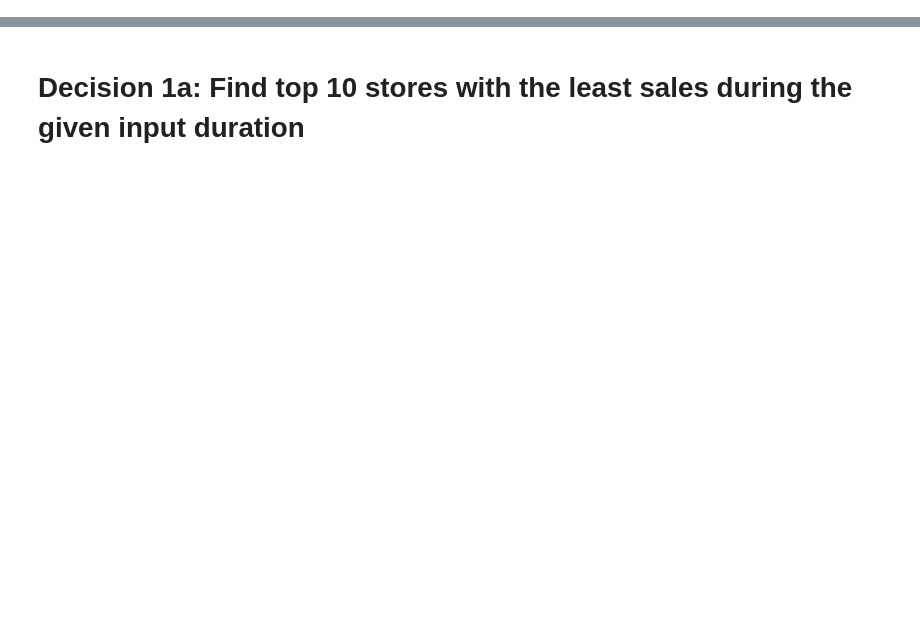
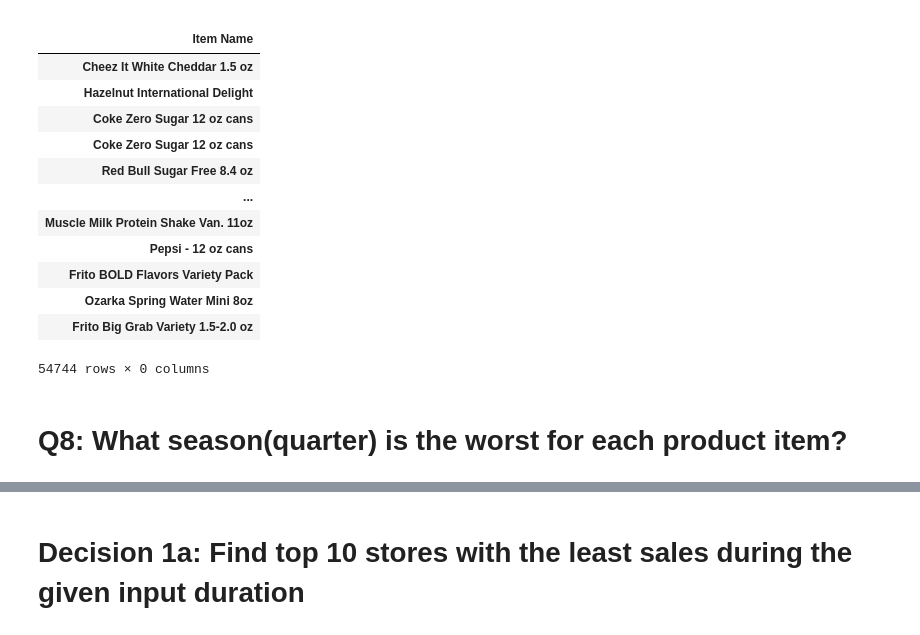
Before and after one commit to esrdlab-vinternship/HDA-Buet-vtraining-23, a Jupyter notebook: notebook/analytics/Olap.ipynb, the cells around one changed output, grey strips where cells are left out. Drawn from its saved outputs; the diff is of its cells as text; code cells hidden in the pictures; blank space fills up the shorter version.

```diff
--- a/notebook/analytics/Olap.ipynb
+++ b/notebook/analytics/Olap.ipynb
@@ -285,9 +463,9 @@ items_worst_quarter
 con = PostgresConnection().getConnection()
 cur = con.cursor()
 
-days = 1000 # input("Days: ")
+days = input("Days: ")
 
-select_stmt = "SELECT DISTINCT p.item_name " \
+select_stmt = "SELECT p.item_name " \
                 "FROM star_schema.\"Fact_table\" t " \
                 "JOIN star_schema.\"Time_dim\" s on s.time_key=t.time_key " \
                 "JOIN star_schema.\"Item_dim\" p on p.item_key=t.item_key " \
@@ -305,3 +483,4 @@ items_since_days
 
 #for index, row in df.iterrows():
 #    print("{}".format(row['Item Name']))
+# %% [output]
@@ -307,0 +489,16 @@ items_since_days
+|  |
+| Item Name |
+| Cheez It White Cheddar 1.5 oz |
+| Hazelnut International Delight |
+| Coke Zero Sugar 12 oz cans |
+| Coke Zero Sugar 12 oz cans |
+| Red Bull Sugar Free 8.4 oz |
+| ... |
+| Muscle Milk Protein Shake Van. 11oz |
+| Pepsi - 12 oz cans |
+| Frito BOLD Flavors Variety Pack |
+| Ozarka Spring Water Mini 8oz |
+| Frito Big Grab Variety 1.5-2.0 oz |
+54744 rows × 0 columns
+# %% [markdown]
+# Q8: What season(quarter) is the worst for each product item?
```
Also changed, not shown: parts of 37 cells of this notebook, 23 other files.
